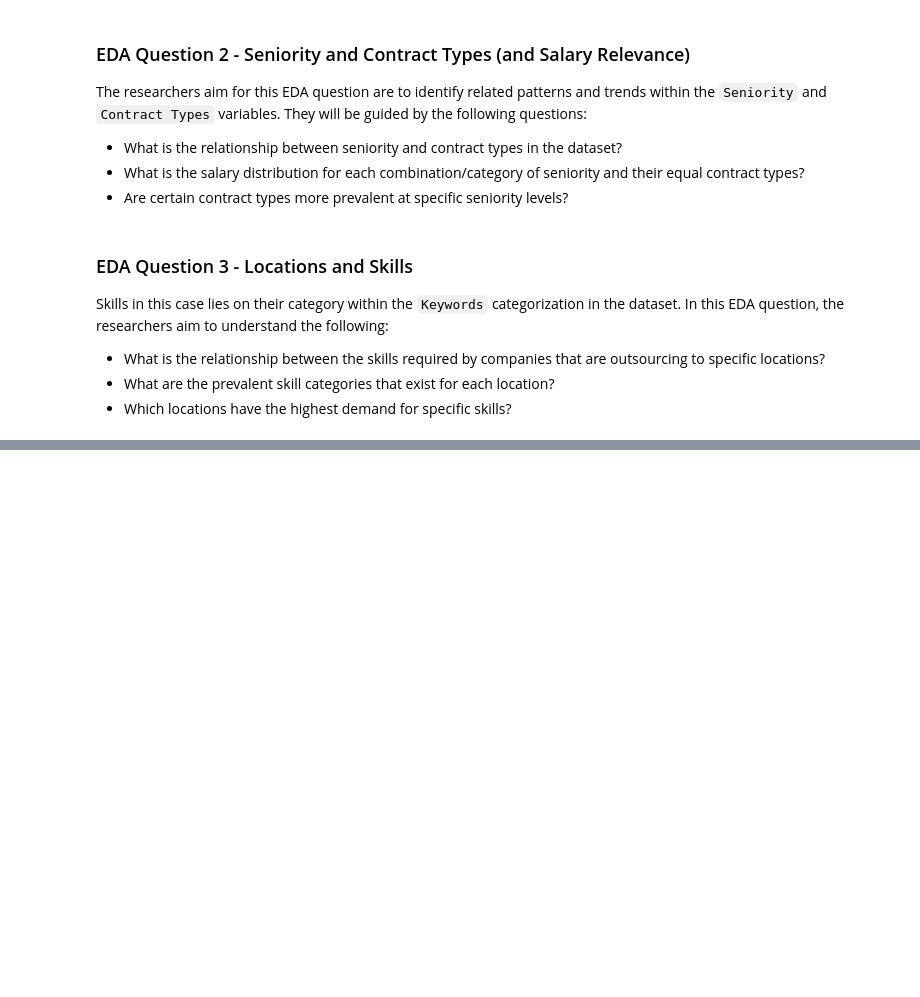
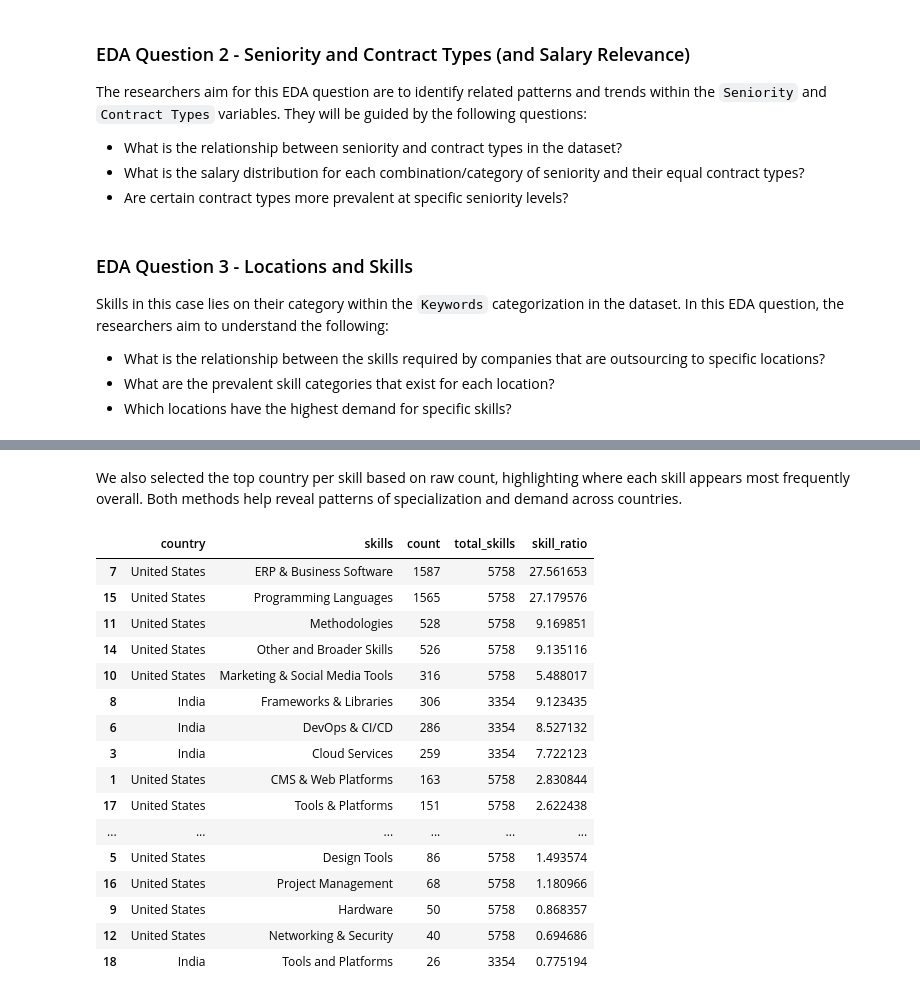
Before and after one commit to dredredre20/CSMODEL_MCO, a Jupyter notebook: mco.ipynb, the cells around one changed output, grey strips where cells are left out. Drawn from its saved outputs; the diff is of its cells as text; code cells hidden in the pictures; blank space fills up the shorter version.

```diff
--- a/mco.ipynb
+++ b/mco.ipynb
@@ -1059,12 +1049,0 @@ To answer this question, we combine location data from `locations_df` and skills
-# %%
-skills_ct = []
-
-for ky_cells in job_posting_df['Keywords']:
-    ct = map_keywords_in_cell(ky_cells)
-    ct_unique = list(dict.fromkeys(ct))
-    skills_ct.append(ct_unique)
-
-job_posting_df['Skills'] = skills_ct
-country_skills = pd.concat([locations_df['country'], job_posting_df['Skills']], axis=1)
-country_skills = country_skills.explode('Skills')
-skill_counts = country_skills.groupby(['country', 'Skills']).size().reset_index(name='count')
@@ -1070,0 +1067,12 @@ skill_counts = country_skills.groupby(['country', 'Skills']).size().reset_index(
+# %%
+skill_counts = country_skills.groupby(['country', 'skills']).size().reset_index(name='count')
+top_skills_by_country = (
+    skill_counts.sort_values(['country', 'count'], ascending=[True, False])
+                .groupby('country')
+                .head(1)
+                .reset_index(drop=True)
+)
+
+skill_top_country_counts = top_skills_by_country.groupby('skills').size().reset_index(name='num_countries')
+skill_top_country_counts = skill_top_country_counts.sort_values(by='num_countries', ascending=False)
+skill_top_country_counts
@@ -1070,0 +1169,31 @@ skill_counts = country_skills.groupby(['country', 'Skills']).size().reset_index(
+# %% [markdown]
+We also selected the top country per skill based on raw count, highlighting where each skill appears most frequently overall. Both methods help reveal patterns of specialization and demand across countries.
+# %%
+top_countries_per_skill = (
+    country_skill_ratio
+    .sort_values(['skills', 'count'], ascending=[True, False])
+    .groupby('skills')
+    .head(1)
+    .reset_index(drop=True)
+    .sort_values(by='count', ascending=False)
+)
+
+top_countries_per_skill
+# %% [output]
+|  | country | skills | count | total_skills | skill_ratio |
+| 7 | United States | ERP & Business Software | 1587 | 5758 | 27.561653 |
+| 15 | United States | Programming Languages | 1565 | 5758 | 27.179576 |
+| 11 | United States | Methodologies | 528 | 5758 | 9.169851 |
+| 14 | United States | Other and Broader Skills | 526 | 5758 | 9.135116 |
+| 10 | United States | Marketing & Social Media Tools | 316 | 5758 | 5.488017 |
+| 8 | India | Frameworks & Libraries | 306 | 3354 | 9.123435 |
+| 6 | India | DevOps & CI/CD | 286 | 3354 | 8.527132 |
+| 3 | India | Cloud Services | 259 | 3354 | 7.722123 |
+| 1 | United States | CMS & Web Platforms | 163 | 5758 | 2.830844 |
+| 17 | United States | Tools & Platforms | 151 | 5758 | 2.622438 |
+| ... | ... | ... | ... | ... | ... |
+| 5 | United States | Design Tools | 86 | 5758 | 1.493574 |
+| 16 | United States | Project Management | 68 | 5758 | 1.180966 |
+| 9 | United States | Hardware | 50 | 5758 | 0.868357 |
+| 12 | United States | Networking & Security | 40 | 5758 | 0.694686 |
+| 18 | India | Tools and Platforms | 26 | 3354 | 0.775194 |
```
Also changed, not shown: parts of 18 cells of this notebook.
